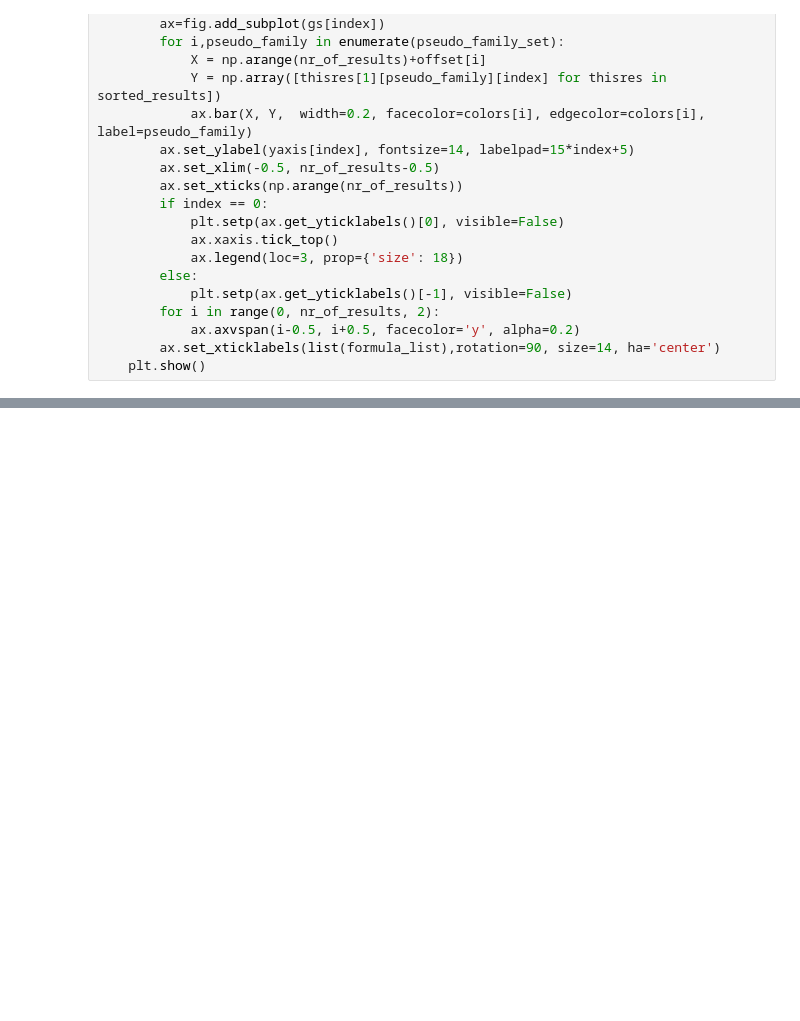
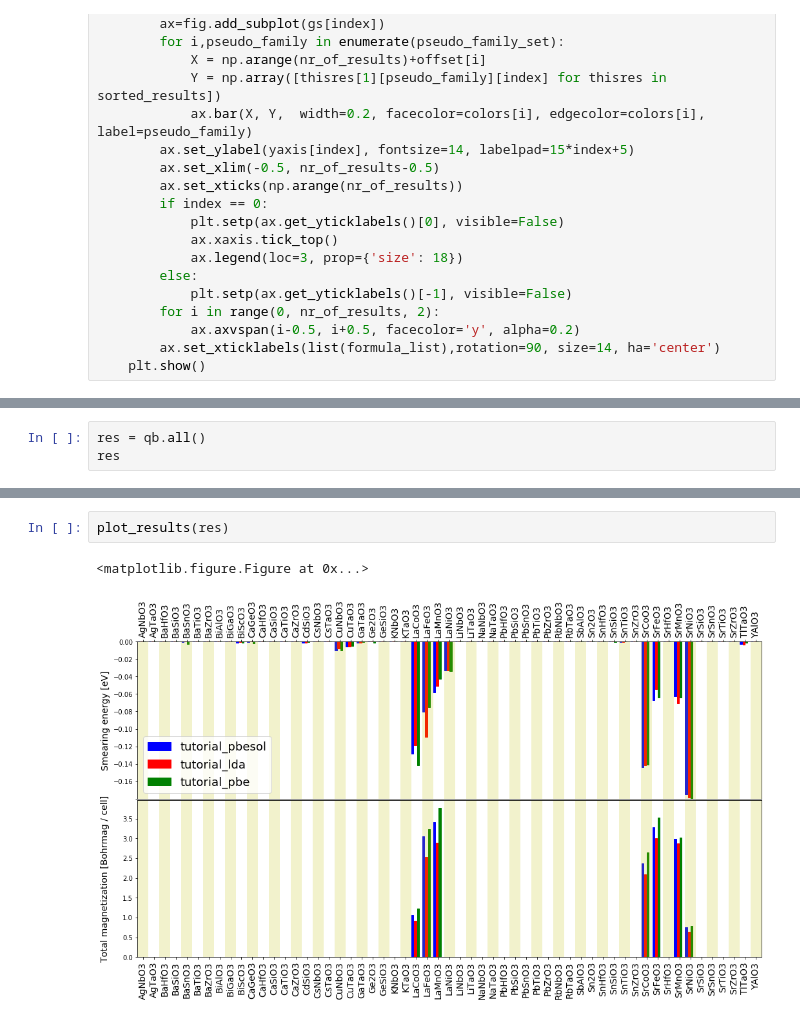
Before and after one commit to aiidateam/aiida_demos, a Jupyter notebook: notebook/query_screening_database.ipynb, the cells around one changed output, grey strips where cells are left out. Drawn from its saved outputs; the diff is of its cells as text; blank space fills up the shorter version.

```diff
--- a/notebook/query_screening_database.ipynb
+++ b/notebook/query_screening_database.ipynb
@@ -109,0 +175,3 @@ print(qb.get_json_compatible_queryhelp())['path']
+# %%
+res = qb.all()
+res
@@ -109,0 +196,5 @@ print(qb.get_json_compatible_queryhelp())['path']
+# %%
+plot_results(res)
+# %% [output]
+<matplotlib.figure.Figure at 0x...>
+[figure, added]
```
Also changed, not shown: parts of 15 cells of this notebook, 8 other files.
